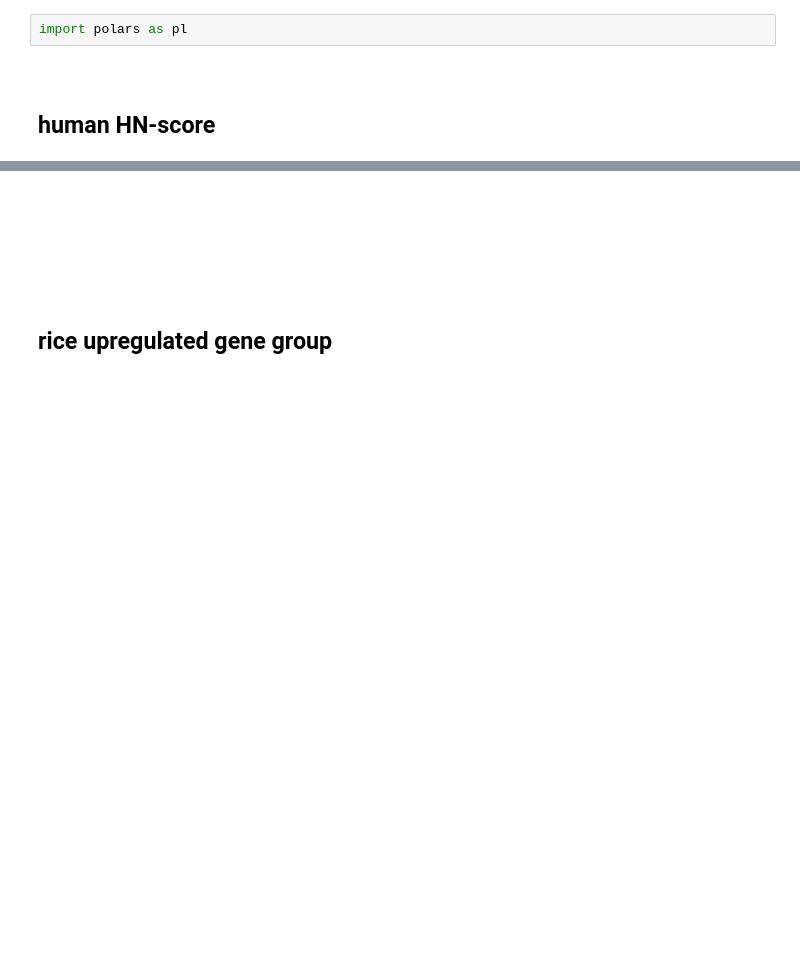
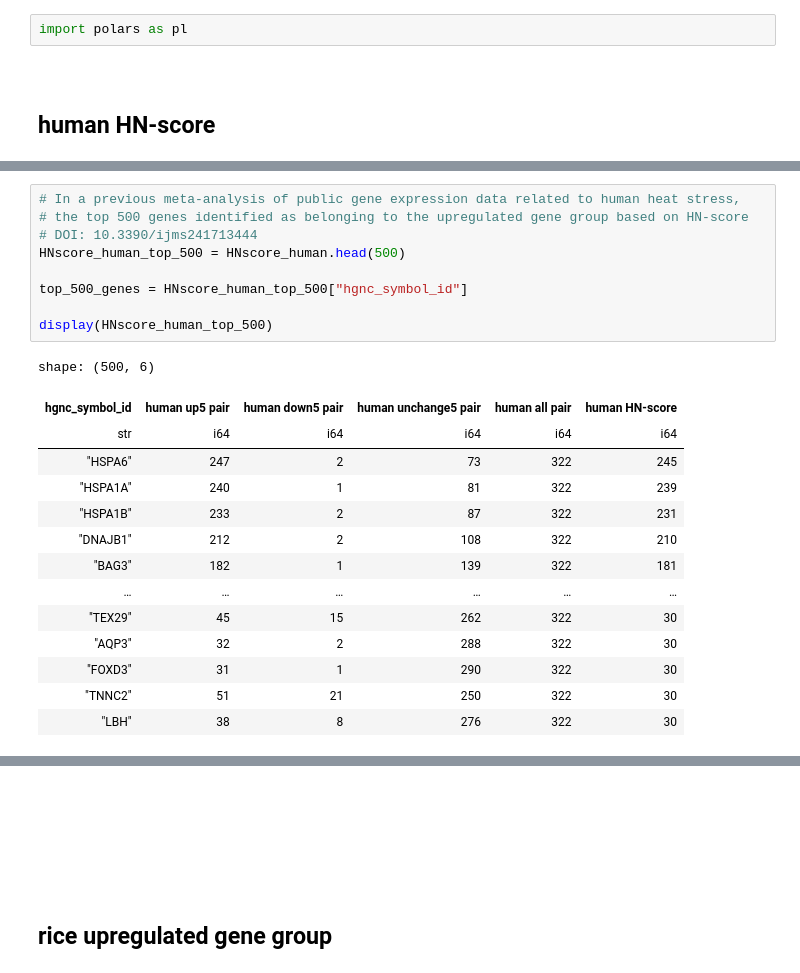
Before and after one commit to yonesora56/HS_rice_analysis, a Jupyter notebook: notebooks/15_add_human_HN-score.ipynb, the cells around one changed output, grey strips where cells are left out. Drawn from its saved outputs; the diff is of its cells as text; blank space fills up the shorter version.

Commit message:
add human HN-score integration process

```diff
--- a/notebooks/15_add_human_HN-score.ipynb
+++ b/notebooks/15_add_human_HN-score.ipynb
@@ -41,3 +43,27 @@ shape: (19_705, 6)
 | "TSSK3" | 28 | 71 | 223 | 322 | -43 |
 | "HRCT1" | 7 | 59 | 256 | 322 | -52 |
 | "H1-3" | 10 | 81 | 231 | 322 | -71 |
+# %%
+# In a previous meta-analysis of public gene expression data related to human heat stress,
+# the top 500 genes identified as belonging to the upregulated gene group based on HN-score
+# DOI: 10.3390/ijms241713444
+HNscore_human_top_500 = HNscore_human.head(500)
+
+top_500_genes = HNscore_human_top_500["hgnc_symbol_id"]
+
+display(HNscore_human_top_500)
+# %% [output]
+shape: (500, 6)
+| hgnc_symbol_id | human up5 pair | human down5 pair | human unchange5 pair | human all pair | human HN-score |
+| str | i64 | i64 | i64 | i64 | i64 |
+| "HSPA6" | 247 | 2 | 73 | 322 | 245 |
+| "HSPA1A" | 240 | 1 | 81 | 322 | 239 |
+| "HSPA1B" | 233 | 2 | 87 | 322 | 231 |
+| "DNAJB1" | 212 | 2 | 108 | 322 | 210 |
+| "BAG3" | 182 | 1 | 139 | 322 | 181 |
+| … | … | … | … | … | … |
+| "TEX29" | 45 | 15 | 262 | 322 | 30 |
+| "AQP3" | 32 | 2 | 288 | 322 | 30 |
+| "FOXD3" | 31 | 1 | 290 | 322 | 30 |
+| "TNNC2" | 51 | 21 | 250 | 322 | 30 |
+| "LBH" | 38 | 8 | 276 | 322 | 30 |
```
Also changed, not shown: parts of 8 cells of this notebook.
